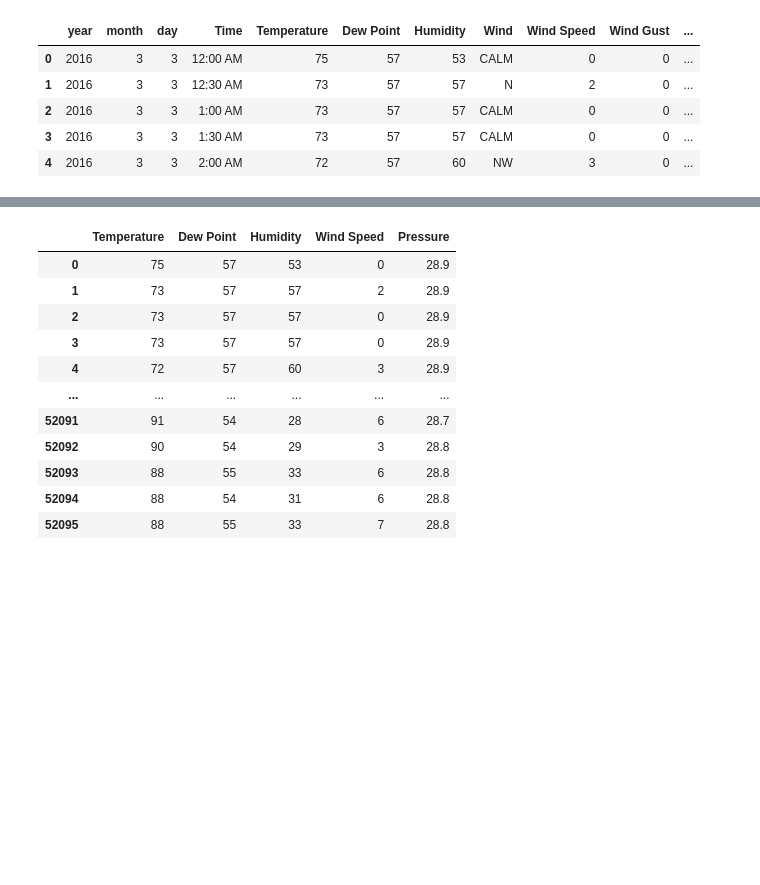
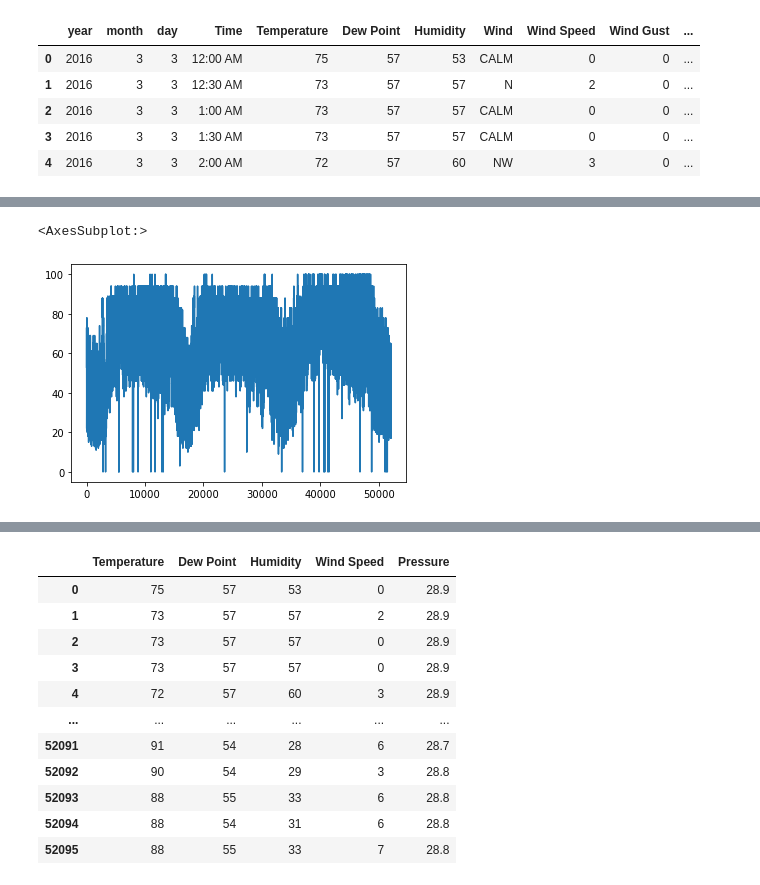
Before and after one commit to OrnlyP63/RNN_Chiang_mai_weather, a Jupyter notebook: TrainRnn.ipynb, the cells around one changed output, grey strips where cells are left out. Cells and saved outputs as stored; diff of their text form; code cells hidden in the pictures; blank space fills up the shorter version.

```diff
--- a/TrainRnn.ipynb
+++ b/TrainRnn.ipynb
@@ -14,0 +182,5 @@ df.head()
+# %%
+df['Humidity'].plot()
+# %% [output]
+<AxesSubplot:>
+[figure, added]
```
Also changed, not shown: parts of 17 cells of this notebook.
